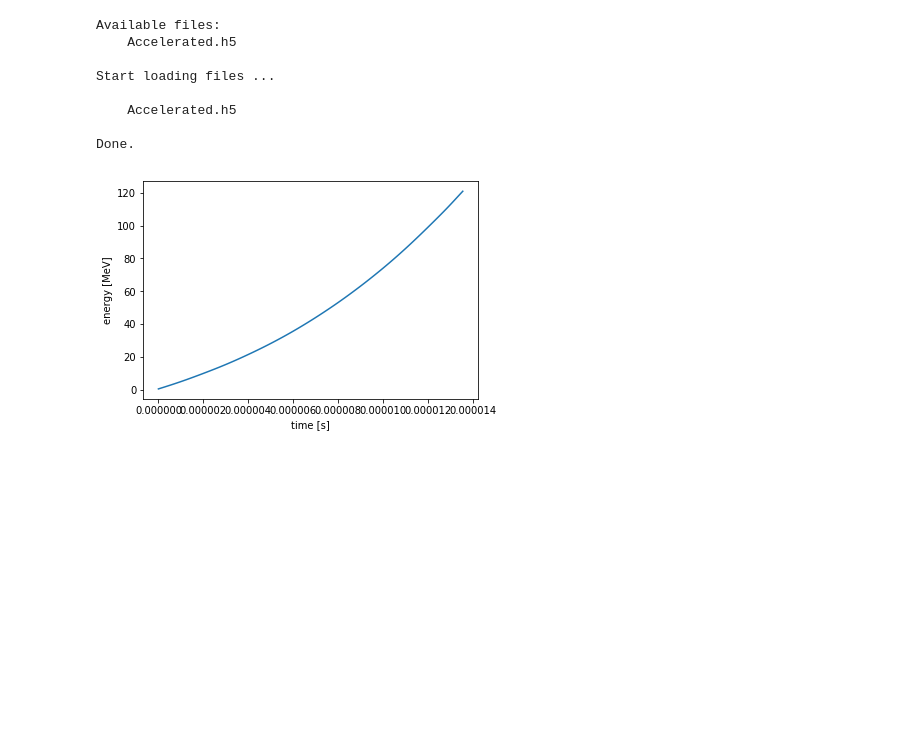
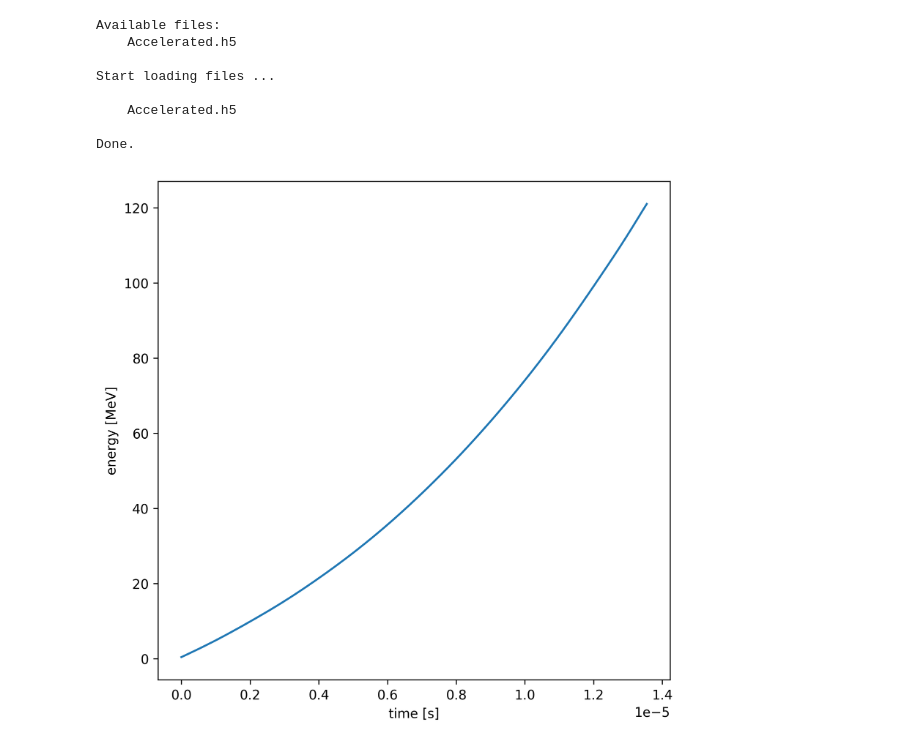
Before and after one commit to OPALX-project/pyOPALTools, a Jupyter notebook: dataset.ipynb, the cells around one changed output. Saved outputs shown, nothing was run; the diff lists cells and outputs as text; code cells hidden in the pictures; blank space fills up the shorter version.

```diff
--- a/dataset.ipynb
+++ b/dataset.ipynb
@@ -18,9 +18,9 @@ Start loading files ...
 
 Done.
 # %%
-plt = plot_profile1D(ds, 'TIME', 'ENERGY')
+plt = plot_profile1D(ds, 'TIME', 'ENERGY', xsci=True)
 
 plt.show()
 # %% [output]
-[figure, old version]
+[figure, new version]
 # %%
```
Also changed, not shown: parts of 1 cell of this notebook, 1 other file.
